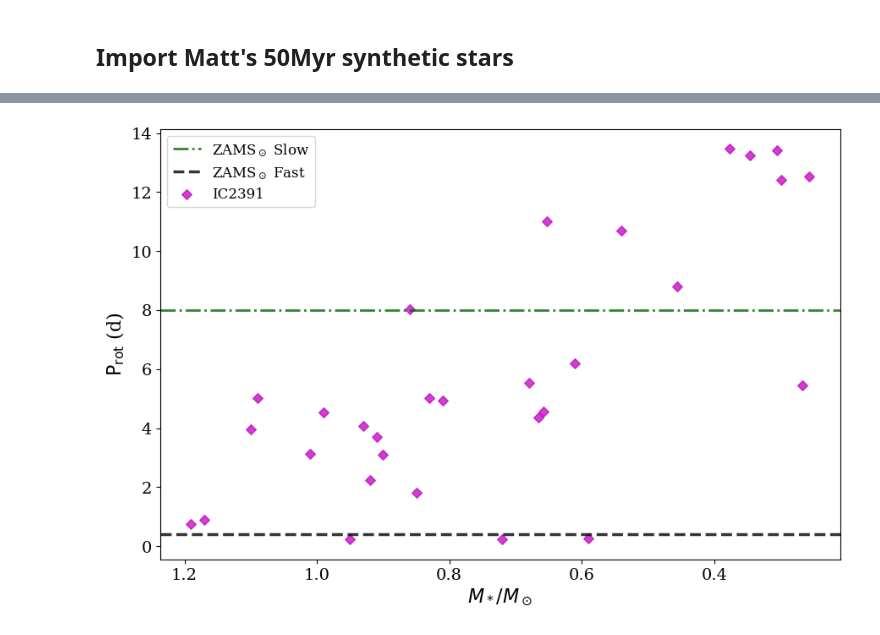
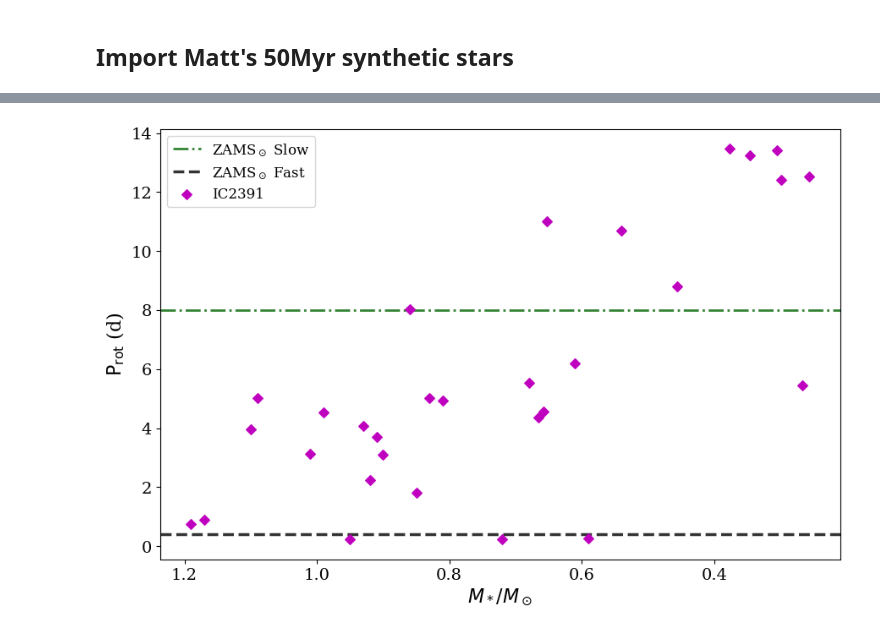
Before and after one commit to AstroJosePC/TESSDataExploration, a Jupyter notebook: period_distros.ipynb, the cells around one changed output, grey strips where cells are left out. Cells and saved outputs as stored; diff of their text form; code cells hidden in the pictures.

```diff
--- a/period_distros.ipynb
+++ b/period_distros.ipynb
@@ -132,21 +141,22 @@ plt.savefig('SyntheticComparison/invalid_comp.eps')
 # %%
 # Now we are ready to plot all the datasets
 fig, ax = plt.subplots()
 
 ax.scatter(cross_match[is_valid_period]['mass'], cross_match[is_valid_period]['period'],
-           marker='D', s=35, c='m', alpha=0.75, label='IC2391')
+           marker='D', s=35, c='m', label='IC2391', zorder=5)
 
 # Plot ZAMS relevant boundaries
+#
 ax.axhline(slow_period, lw=2.0, c='darkgreen', ls='-.', alpha=0.8, label='ZAMS$_\odot$ Slow')
 ax.axhline(fast_period, lw=2.5, c='k', ls='--', alpha=0.8, label='ZAMS$_\odot$ Fast')
 
 ax.set_xlabel('$M_*/M_\odot$')
 ax.set_ylabel('$\mathrm{P_{rot}}$ (d)')
 ax.invert_xaxis()
 ax.legend(fontsize=12)
 ax.set_rasterized(True)
 fig.tight_layout()
 plt.savefig('SyntheticComparison/valid_ZAMS_comp.pdf')
 plt.savefig('SyntheticComparison/valid_ZAMS_comp.eps')
 # %% [output]
-[figure, old version]
+[figure, new version]
```
Also changed, not shown: parts of 10 cells of this notebook.
